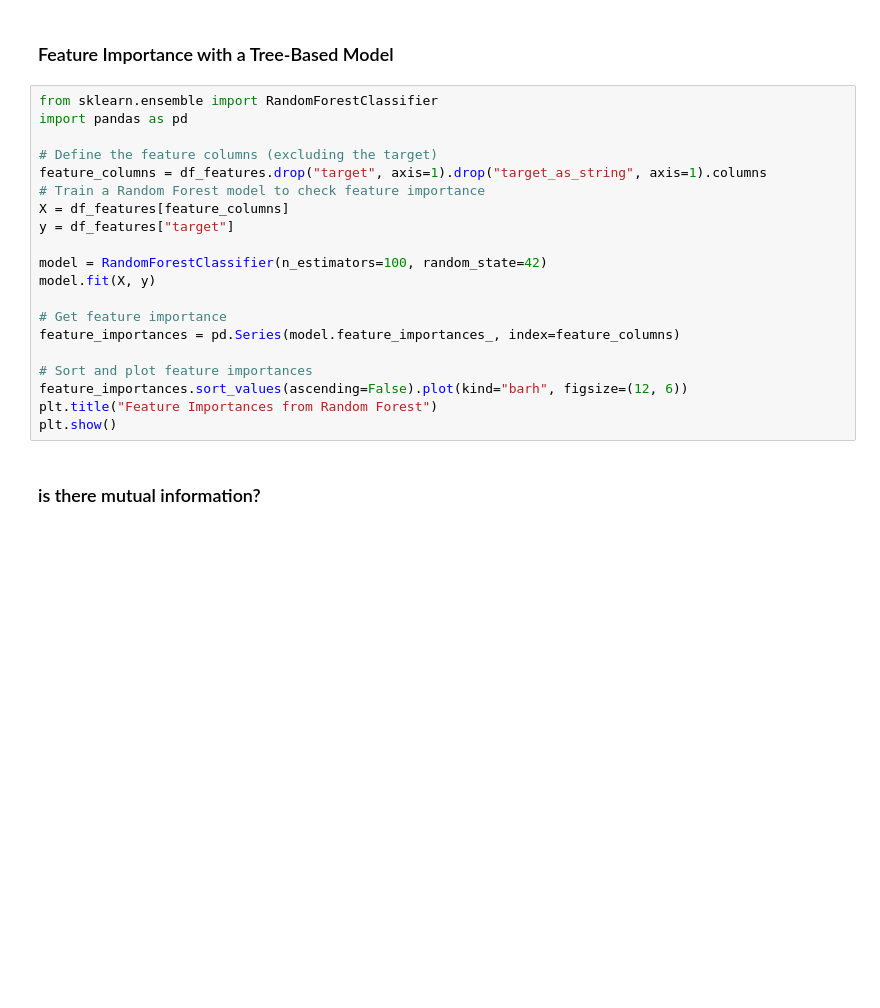
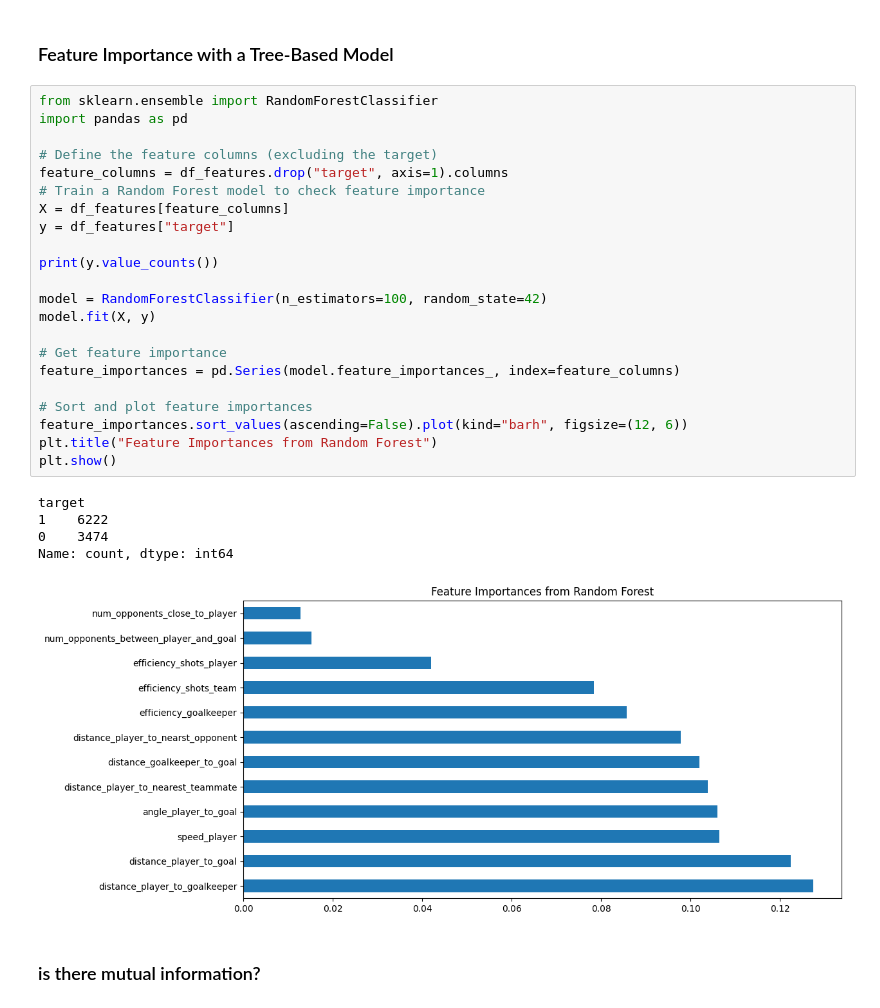
Before and after one commit to mad4ms/BieLeMetrics, a Jupyter notebook: notebooks/nb_ml_0_EDA_features.ipynb, the cells around one changed output. Drawn from its saved outputs; the diff is of its cells as text; blank space fills up the shorter version.

```diff
--- a/notebooks/nb_ml_0_EDA_features.ipynb
+++ b/notebooks/nb_ml_0_EDA_features.ipynb
@@ -308,23 +200,31 @@ print(corr["target"].sort_values(ascending=False))
 # %%
 from sklearn.ensemble import RandomForestClassifier
 import pandas as pd
 
 # Define the feature columns (excluding the target)
-feature_columns = df_features.drop("target", axis=1).drop("target_as_string", axis=1).columns
+feature_columns = df_features.drop("target", axis=1).columns
 # Train a Random Forest model to check feature importance
 X = df_features[feature_columns]
 y = df_features["target"]
+
+print(y.value_counts())
 
 model = RandomForestClassifier(n_estimators=100, random_state=42)
 model.fit(X, y)
 
 # Get feature importance
 feature_importances = pd.Series(model.feature_importances_, index=feature_columns)
 
 # Sort and plot feature importances
 feature_importances.sort_values(ascending=False).plot(kind="barh", figsize=(12, 6))
 plt.title("Feature Importances from Random Forest")
 plt.show()
+# %% [output]
+target
+1    6222
+0    3474
+Name: count, dtype: int64
+[figure, added]
 # %% [markdown]
 ### is there mutual information?
 # %%
```
Also changed, not shown: parts of 38 cells of this notebook, 55 other files.
